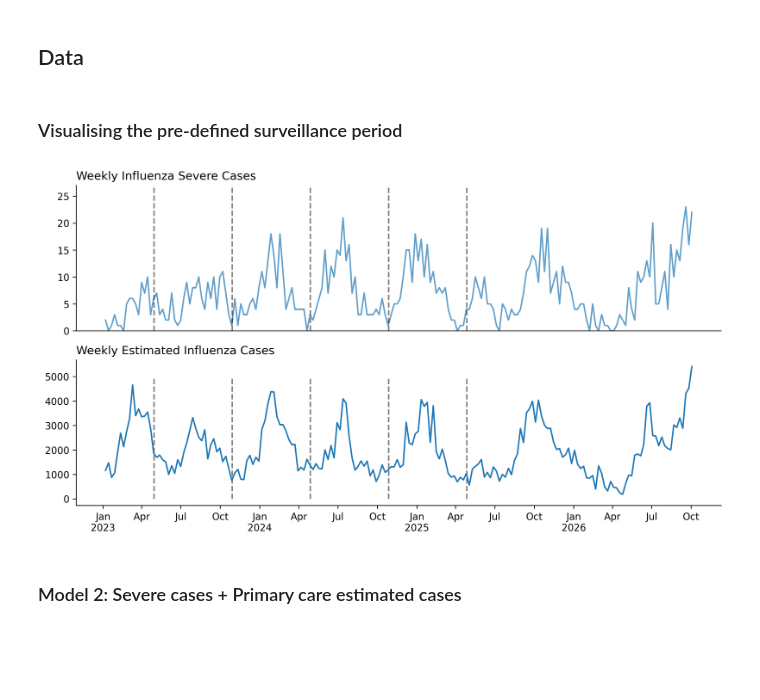
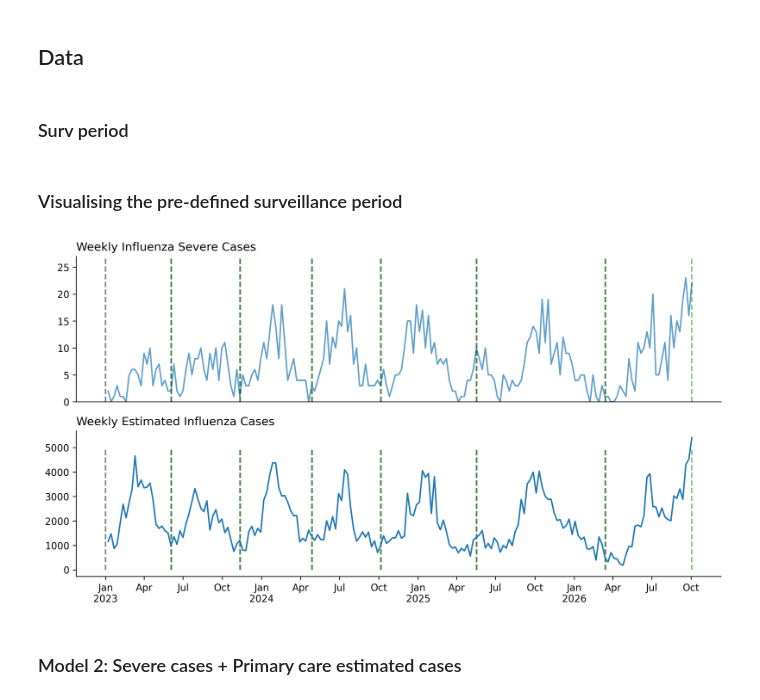
Before and after one commit to pessimistic-pelican/PyRenew, a Jupyter notebook: scripts/flu_model.ipynb, the cells around one changed output. Cells and saved outputs as stored; diff of their text form; code cells hidden in the pictures; blank space fills up the shorter version.

```diff
--- a/scripts/flu_model.ipynb
+++ b/scripts/flu_model.ipynb
@@ -129,38 +126,53 @@ surv_period = {'start': ['2023-18','2023-44','2024-18','2024-44','2025-18'],
 # (previously: poly_ari_attendances * ari_influenza_positivity)
 d['poly_ari_attendances'] = d_main['poly_ari_attendances']
 d['est_flu_cases'] = d['poly_ari_attendances'] * d['ari_influenza_positivity']
+# %% [markdown]
+### Surv period
+# %%
+surv_period = {'start': ['2023-18','2023-44','2024-18','2024-44','2025-18','2025-44'],
+              'end': ['2023-43','2024-17','2024-43','2025-17','2025-43','2026-17']}
+
+surv_period2 = {'start': ['2023-10','2023-31','2024-2','2024-24','2024-49','2025-33','2026-33'],
+              'end': ['2023-17','2023-32','2024-8','2024-31','2025-07','2025-48']}
+
+surv_period3 = {'start': ['2023-1','2023-23','2023-46','2024-18','2024-41','2025-21','2026-11'],
+              'end': ['2023-22','2023-45','2024-17','2024-40','2025-20','2026-10','2026-39']}
 # %% [markdown]
 ### Visualising the pre-defined surveillance period
 # %%
 fig,ax = plt.subplots(2,1,figsize = (12,6),dpi=300)
 plt.subplots_adjust(hspace = 0.2)
 
 ax[0].plot(d['end_date'],d['severe_flu'], alpha = 0.7)
 
-for v in surv_period['start']:
+for v in surv_period3['start']:
         ax[0].vlines(x = d[d['year_week'] == v]['start_date'], ymin = 0, ymax = 30, linestyles='dashed', alpha = 0.5, color = 'black')
         ax[1].vlines(x = d[d['year_week'] == v]['start_date'], ymin = 0, ymax = 5000, linestyles='dashed', alpha = 0.5, color = 'black')
+
+for v in surv_period3['end']:
+        ax[0].vlines(x = d[d['year_week'] == v]['end_date'], ymin = 0, ymax = 30, linestyles='dashed', alpha = 0.5, color = 'green')
+        ax[1].vlines(x = d[d['year_week'] == v]['end_date'], ymin = 0, ymax = 5000, linestyles='dashed', alpha = 0.5, color = 'green')
 
 ax[0].set_ylim(0,27)
 ax[0].set_xticks([])
 
 ax[1].plot(d['end_date'],d['est_flu_cases'])
 
 for a in ax:
         a.spines['top'].set_visible(False)
         a.spines['right'].set_visible(False)
 
 # ax[1].xaxis.set_major_locator(mdates.MonthLocator())
 # ax[1].xaxis.set_major_formatter(mdates.DateFormatter("%b %Y"))
 
 format_quarterly_axis(ax[1])
 
 ax[0].set_title("Weekly Influenza Severe Cases", loc = 'left')
 ax[1].set_title("Weekly Estimated Influenza Cases", loc = 'left')
 
 plt.show()
 # %% [output]
-[figure, old version]
+[figure, new version]
 # %% [markdown]
 ### Model 2: Severe cases + Primary care estimated cases
 # %%
```
Also changed, not shown: parts of 6 cells of this notebook, 2 other files.
